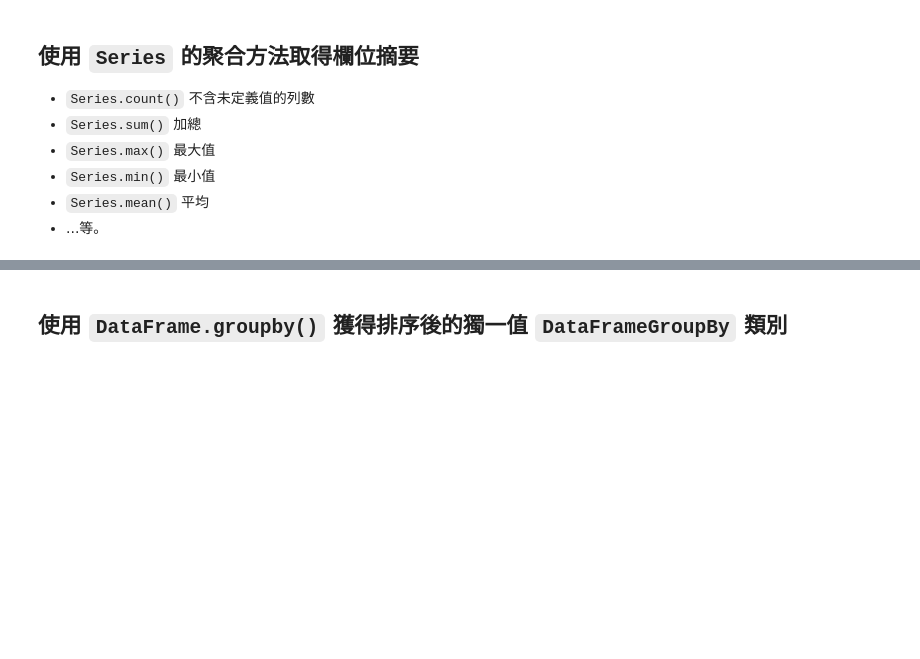
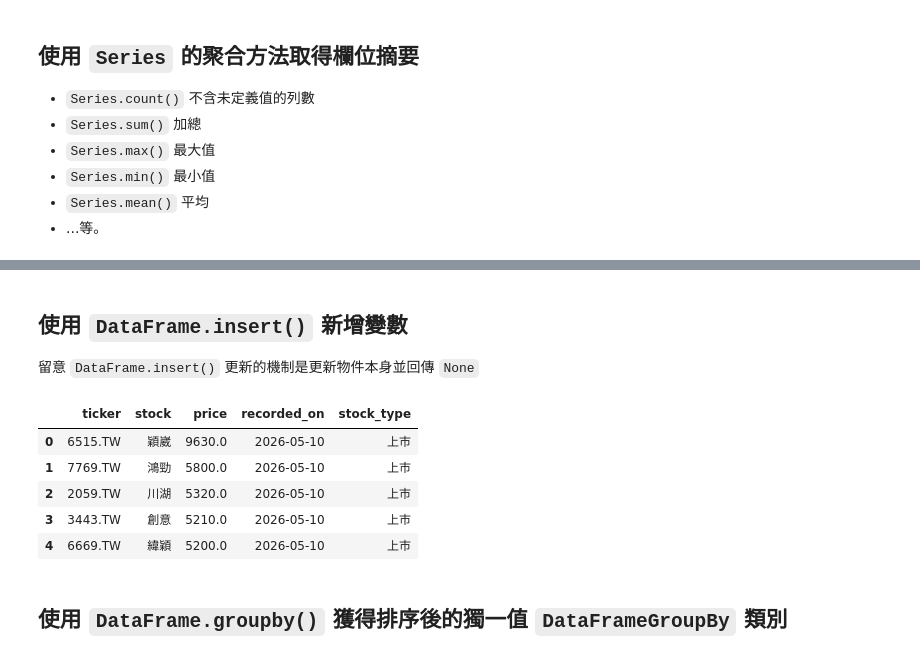
Before and after one commit to datainpoint/classroom-landbank-2026, a Jupyter notebook: day_04.ipynb, the cells around one changed output, grey strips where cells are left out. Cells and saved outputs as stored; diff of their text form; code cells hidden in the pictures; blank space fills up the shorter version.

```diff
--- a/day_04.ipynb
+++ b/day_04.ipynb
@@ -1520,3 +561,26 @@ print(movies["rating"].mean())
+# %%
+def categorize_stock_type(x: str):
+    if ".TWO" in x:
+        return "上櫃"
+    else:
+        return "上市"
+
+stock_type_ser = top_ranking_stocks["ticker"].map(categorize_stock_type)
+# %% [markdown]
+## 使用 `DataFrame.insert()` 新增變數
+
+留意 `DataFrame.insert()` 更新的機制是更新物件本身並回傳 `None`
+# %%
+n = top_ranking_stocks.shape[1]
+top_ranking_stocks.insert(n, "stock_type", stock_type_ser)
+top_ranking_stocks.head()
+# %% [output]
+|  | ticker | stock | price | recorded_on | stock_type |
+| 0 | 6515.TW | 穎崴 | 9630.0 | 2026-05-10 | 上市 |
+| 1 | 7769.TW | 鴻勁 | 5800.0 | 2026-05-10 | 上市 |
+| 2 | 2059.TW | 川湖 | 5320.0 | 2026-05-10 | 上市 |
+| 3 | 3443.TW | 創意 | 5210.0 | 2026-05-10 | 上市 |
+| 4 | 6669.TW | 緯穎 | 5200.0 | 2026-05-10 | 上市 |
 # %% [markdown]
 ## 使用 `DataFrame.groupby()` 獲得排序後的獨一值 `DataFrameGroupBy` 類別
 # %%
```
Also changed, not shown: parts of 236 cells of this notebook, 1 other file.
